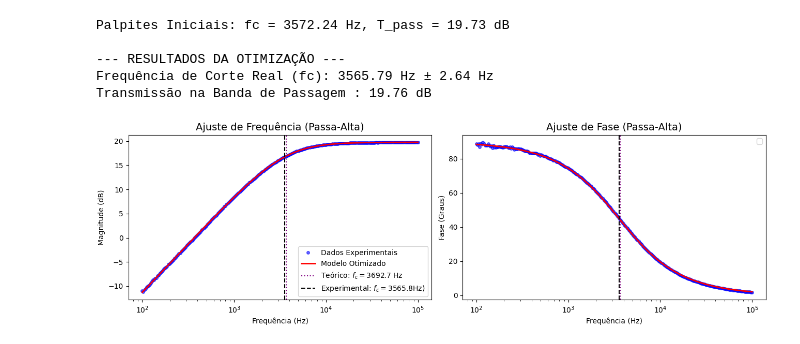
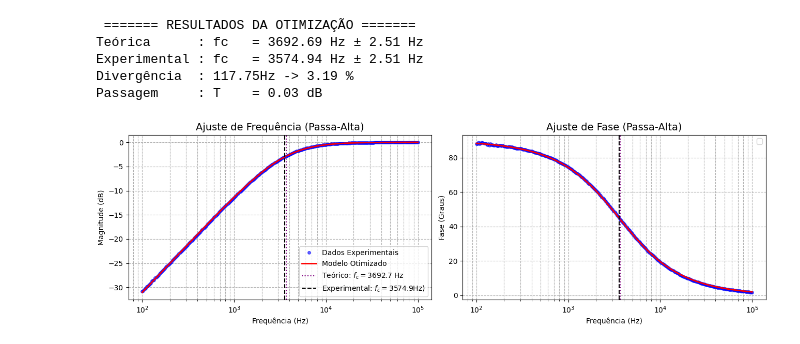
Before and after one commit to Siqueiraph/MokuGo-Passa-Alta, a Jupyter notebook: Filtro Passa Alta.ipynb, the cells around one changed output. Saved outputs shown, nothing was run; the diff lists cells and outputs as text; code cells hidden in the pictures.

Commit message:
Correção dos 20dB na banda de passagem

```diff
--- a/Filtro Passa Alta.ipynb
+++ b/Filtro Passa Alta.ipynb
@@ -31,6 +31,9 @@ try:
     print("Conexão bem-sucedida! Configurando o instrumento ...")
 
     # 1. Configura a varredura
+    FRA.set_defaults()
+    FRA.set_frontend(1, impedance='1MOhm', coupling='DC', range='10Vpp')
+    FRA.set_frontend(2, impedance='1MOhm', coupling='DC', range='10Vpp')
     FRA.set_sweep(
         start_frequency=100, stop_frequency=100e3, num_points=256,
         settling_cycles=2, averaging_cycles=2, strict=False
@@ -56,19 +59,9 @@ try:
     transfer_magnitude = mag_ch2 - mag_ch1
     transfer_phase = np.rad2deg( np.unwrap( np.deg2rad(phase_ch2 - phase_ch1) ) ) # Unwrap da fase para evitar saltos de 360 graus
 
-    # 5. Visualização Rápida
-    fig, ax1 = plt.subplots( figsize=(7, 4), sharex=True)
-
-    ax1.semilogx(freqs, transfer_magnitude, color='b', linewidth=2)
-    ax1.set_xlabel('Frequência (Hz)')
-    ax1.set_ylabel('Magnitude (dB)')
-    ax1.grid(True, which="both", ls="--")
-
-    ax2 = ax1.twinx()
-    ax2.semilogx(freqs, transfer_phase, color='r', linewidth=2)
-    ax2.set_xlabel('Frequência (Hz)')
-    ax2.set_ylabel('Fase (Graus)')
-    ax2.grid(True, which="both", ls="--")
+    # Força o teto experimental a ser 0 dB para remover os 20dB de ganho fantasma do MokuGo
+    offset_residual = transfer_magnitude.max()
+    transfer_magnitude = transfer_magnitude - offset_residual
 
 except Exception as e:
     traceback.print_exc()
@@ -107,9 +99,7 @@ def Fase_graus(f, fc):
 T_pass = df['Magnitude_dB'].max() # Transmissão na banda de passagem (máximo; idealmente T ~ 0dB)
 Tc = T_pass - 3 # Transmissão de corte (queda de 3dB; idealmente T ~ -3dB)
 idx_fc = (df['Magnitude_dB'] - Tc).abs().argmin() # Índice da queda de 3dB
-fc = df['Frequency'].iloc[idx_fc] # Frequência de corte (T ~ -3dB)
-
-print(f"Palpites Iniciais: fc = {fc:.2f} Hz, T_pass = {T_pass:.2f} dB")
+fc = df['Frequency'].iloc[idx_fc] # Frequência de corte (queda de 3dB)
 
 # 4. O Ajuste Fino (Curve Fit)
 try:
@@ -122,42 +112,46 @@ try:
     )
 
     fc_opt, T_pass_opt = popt # Parâmetros Otimizados
-    fc_sig = np.sqrt(pcov[0, 0]) # Diagonal da matriz de covariância é a variância dos parâmetros.
+    sig_fc_exp = np.sqrt(pcov[0, 0]) # Diagonal da matriz de covariância é a variância dos parâmetros.
 
-    print("\n--- RESULTADOS DA OTIMIZAÇÃO ---")
-    print(f"Frequência de Corte Real (fc): {fc_opt:.2f} Hz ± {fc_sig:.2f} Hz")
-    print(f"Transmissão na Banda de Passagem : {T_pass_opt:.2f} dB")
+    print("\n"," RESULTADOS DA OTIMIZAÇÃO ".center(40, "="))
+    print(f"Teórica      : fc   = {fc_teo:.2f} Hz ± {sig_fc_exp:.2f} Hz")
+    print(f"Experimental : fc   = {fc_opt:.2f} Hz ± {sig_fc_exp:.2f} Hz")
+    print(f"Divergência  : {abs(fc_opt - fc_teo):.2f}Hz -> {abs(fc_opt - fc_teo)/fc_teo*100:.2f} %")
+    print(f"Passagem     : T    = {T_pass_opt:.2f} dB \n")
 
     # 5. Plotando para verificar a sanidade do ajuste
     df['Fitted_Magnitude'] = Transmissao_dB(df['Frequency'], fc_opt, T_pass_opt)
     df['Fitted_Phase'] = Fase_graus(df['Frequency'], fc_opt)
 
     fig, (ax1, ax2) = plt.subplots(1, 2, figsize=(13, 4), sharex=True)
 
     ax1.semilogx(df['Frequency'], df['Magnitude_dB'], 'bo', label='Dados Experimentais', markersize=4, alpha=0.6)
     ax1.semilogx(df['Frequency'], df['Fitted_Magnitude'], 'r-', label=f'Modelo Otimizado', linewidth=2)
     ax1.axvline(fc_teo, color='purple', linestyle=':', label=f'Teórico: $f_c=${fc_teo:.1f} Hz')
     ax1.axvline(fc_opt, color='k', linestyle='--', label=f'Experimental: $f_c =${fc_opt:.1f}Hz)')
     ax1.set_title('Ajuste de Frequência (Passa-Alta)')
     ax1.set_xlabel('Frequência (Hz)')
     ax1.set_ylabel('Magnitude (dB)')
+    ax1.grid(True, which="both", ls="--")
     ax1.legend()
 
     ax2.semilogx(df['Frequency'], df['Phase_deg'], 'bo', markersize=4, alpha=0.6)
     ax2.semilogx(df['Frequency'], df['Fitted_Phase'], 'r-', linewidth=2)
     ax2.axvline(fc_opt, color='k', linestyle='--')
     ax2.axvline(fc_teo, color='purple', linestyle=':')
     ax2.set_title('Ajuste de Fase (Passa-Alta)')
     ax2.set_xlabel('Frequência (Hz)')
     ax2.set_ylabel('Fase (Graus)')
+    ax2.grid(True, which="both", ls="--")
     ax2.legend()
 
 except RuntimeError:
     print("O SciPy não conseguiu convergir para uma solução. Verifique a qualidade dos seus dados ou o range da varredura.")
 # %% [output]
-Palpites Iniciais: fc = 3572.24 Hz, T_pass = 19.73 dB
-
---- RESULTADOS DA OTIMIZAÇÃO ---
-Frequência de Corte Real (fc): 3565.79 Hz ± 2.64 Hz
-Transmissão na Banda de Passagem : 19.76 dB
+ ======= RESULTADOS DA OTIMIZAÇÃO =======
+Teórica      : fc   = 3692.69 Hz ± 2.51 Hz
+Experimental : fc   = 3574.94 Hz ± 2.51 Hz
+Divergência  : 117.75Hz -> 3.19 %
+Passagem     : T    = 0.03 dB
-[figure, old version]
+[figure, new version]
```
Also changed, not shown: parts of 1 cell of this notebook.
